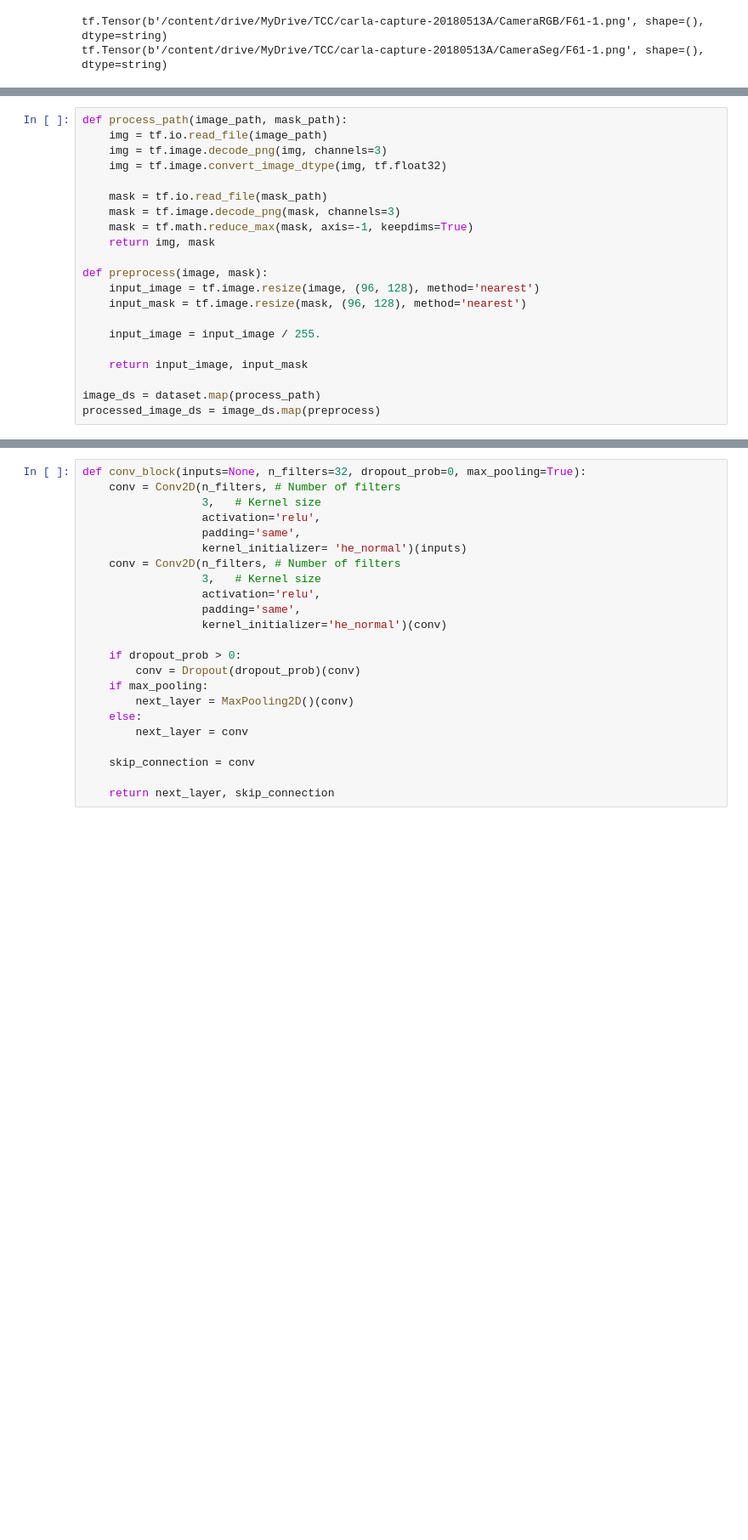
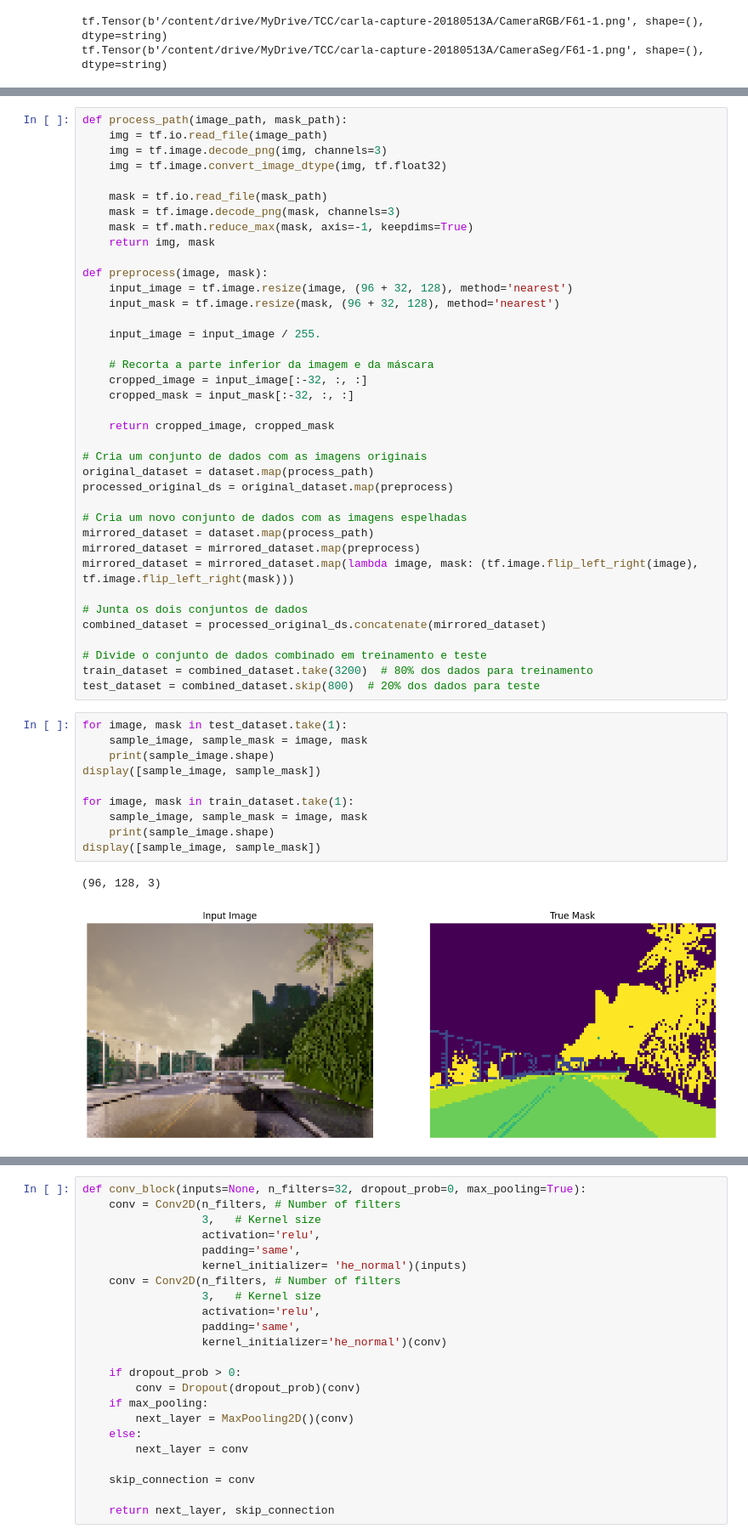
Before and after one commit to MatheusSantos2/OwlVision_MLVisions, a Jupyter notebook: OwlVision_SegmentadorSemantico.ipynb, the cells around one changed output, grey strips where cells are left out. Shown at 85% size. Cells and saved outputs as stored; diff of their text form; blank space fills up the shorter version.

```diff
--- a/OwlVision_SegmentadorSemantico.ipynb
+++ b/OwlVision_SegmentadorSemantico.ipynb
@@ -80,12 +90,42 @@ def process_path(image_path, mask_path):
     return img, mask
 
 def preprocess(image, mask):
-    input_image = tf.image.resize(image, (96, 128), method='nearest')
-    input_mask = tf.image.resize(mask, (96, 128), method='nearest')
+    input_image = tf.image.resize(image, (96 + 32, 128), method='nearest')
+    input_mask = tf.image.resize(mask, (96 + 32, 128), method='nearest')
 
     input_image = input_image / 255.
 
-    return input_image, input_mask
+    # Recorta a parte inferior da imagem e da máscara
+    cropped_image = input_image[:-32, :, :]
+    cropped_mask = input_mask[:-32, :, :]
 
-image_ds = dataset.map(process_path)
-processed_image_ds = image_ds.map(preprocess)
+    return cropped_image, cropped_mask
+
+# Cria um conjunto de dados com as imagens originais
+original_dataset = dataset.map(process_path)
+processed_original_ds = original_dataset.map(preprocess)
+
+# Cria um novo conjunto de dados com as imagens espelhadas
+mirrored_dataset = dataset.map(process_path)
+mirrored_dataset = mirrored_dataset.map(preprocess)
+mirrored_dataset = mirrored_dataset.map(lambda image, mask: (tf.image.flip_left_right(image), tf.image.flip_left_right(mask)))
+
+# Junta os dois conjuntos de dados
+combined_dataset = processed_original_ds.concatenate(mirrored_dataset)
+
+# Divide o conjunto de dados combinado em treinamento e teste
+train_dataset = combined_dataset.take(3200)  # 80% dos dados para treinamento
+test_dataset = combined_dataset.skip(800)  # 20% dos dados para teste
+# %%
+for image, mask in test_dataset.take(1):
+    sample_image, sample_mask = image, mask
+    print(sample_image.shape)
+display([sample_image, sample_mask])
+
+for image, mask in train_dataset.take(1):
+    sample_image, sample_mask = image, mask
+    print(sample_image.shape)
+display([sample_image, sample_mask])
+# %% [output]
+(96, 128, 3)
+[figure, added]
```
Also changed, not shown: parts of 17 cells of this notebook, 3 other files.
